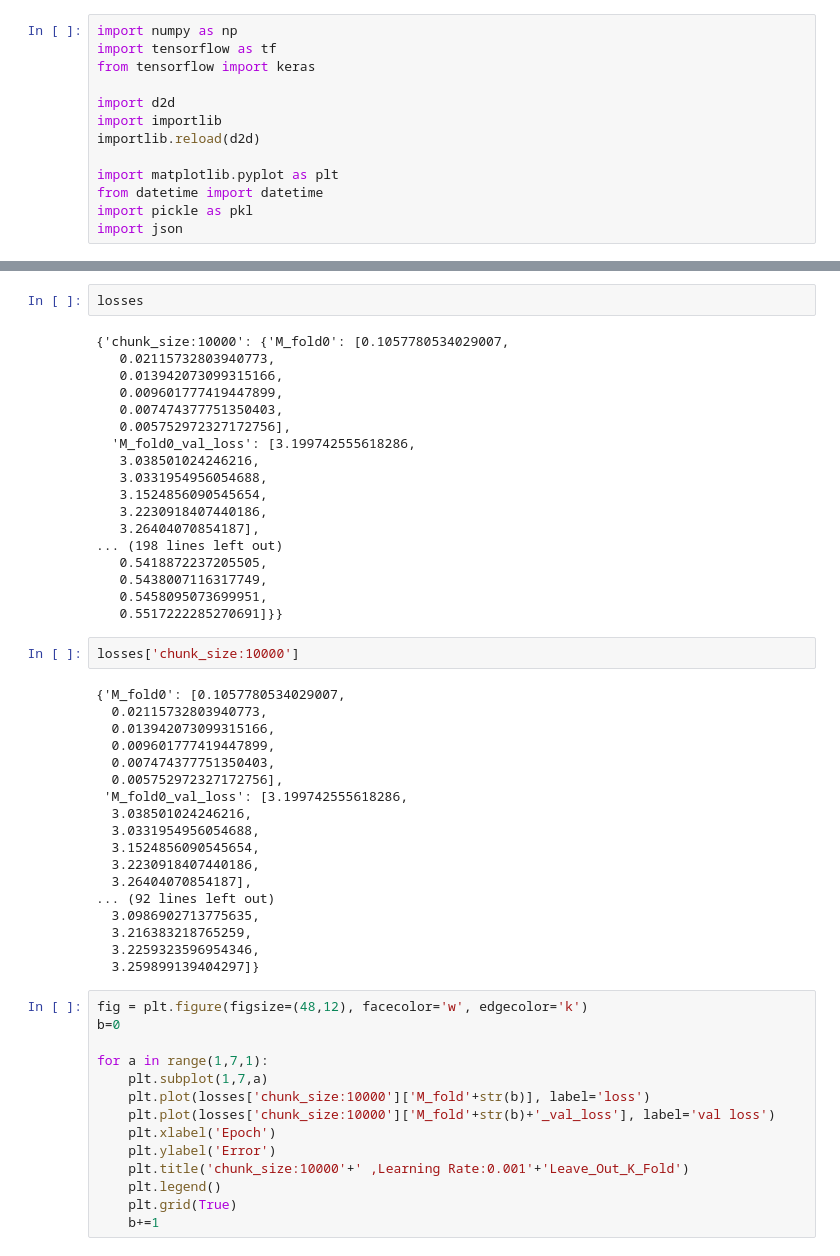
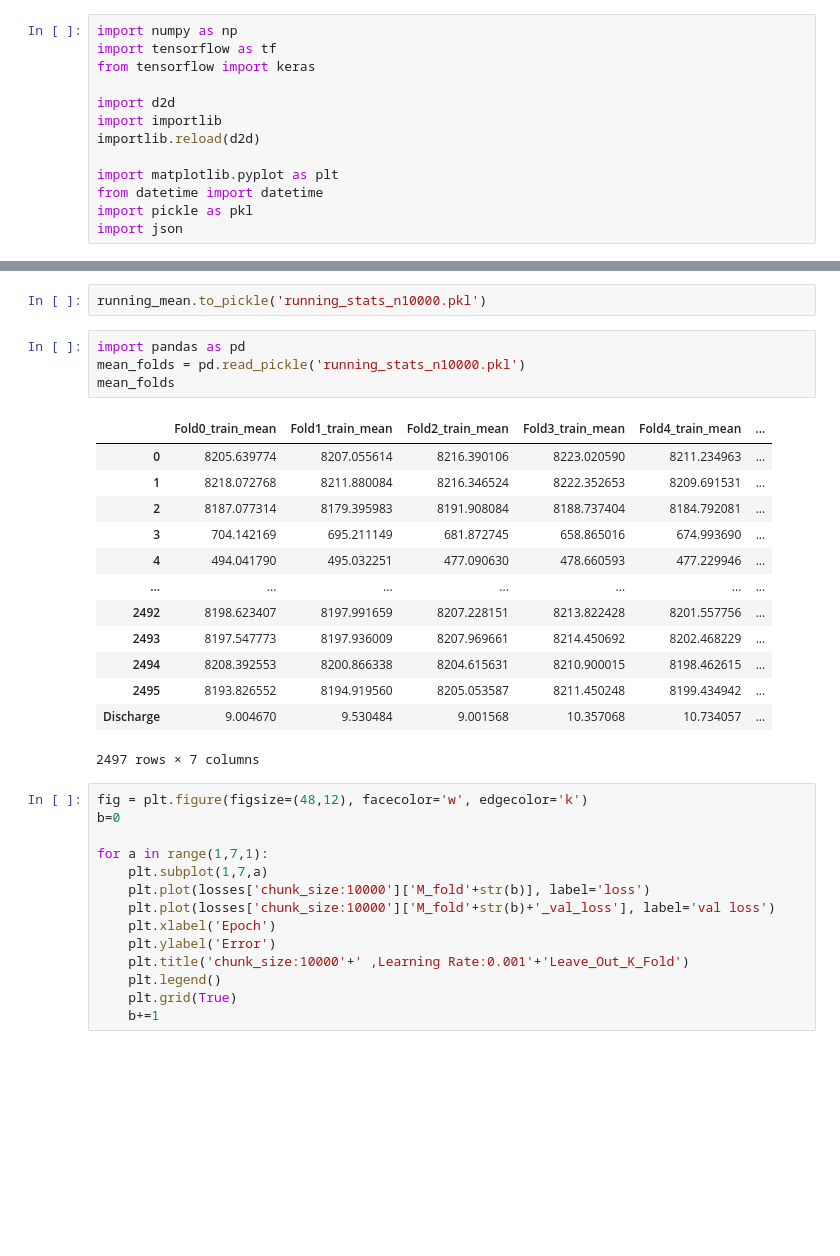
Before and after one commit to epic-research-group/das-to-discharge, a Jupyter notebook: debug-cross-validation-leave-out-chunking.ipynb, the cells around one changed output, grey strips where cells are left out. Saved outputs shown, nothing was run; the diff lists cells and outputs as text; blank space fills up the shorter version.

Commit message:
Added training statistics to d2d

```diff
--- a/debug-cross-validation-leave-out-chunking.ipynb
+++ b/debug-cross-validation-leave-out-chunking.ipynb
@@ -83,43 +109,23 @@ Done with fold: 1, chunk size: 22745
 # %%
-losses
+running_mean.to_pickle('running_stats_n10000.pkl')
-# %% [output]
-{'chunk_size:10000': {'M_fold0': [0.1057780534029007,
-   0.02115732803940773,
-   0.013942073099315166,
-   0.009601777419447899,
-   0.007474377751350403,
-   0.005752972327172756],
-  'M_fold0_val_loss': [3.199742555618286,
-   3.038501024246216,
-   3.0331954956054688,
-   3.1524856090545654,
-   3.2230918407440186,
-   3.26404070854187],
-... (198 lines left out)
-   0.5418872237205505,
-   0.5438007116317749,
-   0.5458095073699951,
-   0.5517222285270691]}}
 # %%
-losses['chunk_size:10000']
+import pandas as pd
+mean_folds = pd.read_pickle('running_stats_n10000.pkl')
+mean_folds
 # %% [output]
+|  | Fold0_train_mean | Fold1_train_mean | Fold2_train_mean | Fold3_train_mean | Fold4_train_mean | ... |
+| 0 | 8205.639774 | 8207.055614 | 8216.390106 | 8223.020590 | 8211.234963 | ... |
+| 1 | 8218.072768 | 8211.880084 | 8216.346524 | 8222.352653 | 8209.691531 | ... |
+| 2 | 8187.077314 | 8179.395983 | 8191.908084 | 8188.737404 | 8184.792081 | ... |
+| 3 | 704.142169 | 695.211149 | 681.872745 | 658.865016 | 674.993690 | ... |
+| 4 | 494.041790 | 495.032251 | 477.090630 | 478.660593 | 477.229946 | ... |
+| ... | ... | ... | ... | ... | ... | ... |
+| 2492 | 8198.623407 | 8197.991659 | 8207.228151 | 8213.822428 | 8201.557756 | ... |
+| 2493 | 8197.547773 | 8197.936009 | 8207.969661 | 8214.450692 | 8202.468229 | ... |
+| 2494 | 8208.392553 | 8200.866338 | 8204.615631 | 8210.900015 | 8198.462615 | ... |
+| 2495 | 8193.826552 | 8194.919560 | 8205.053587 | 8211.450248 | 8199.434942 | ... |
+| Discharge | 9.004670 | 9.530484 | 9.001568 | 10.357068 | 10.734057 | ... |
-{'M_fold0': [0.1057780534029007,
-  0.02115732803940773,
-  0.013942073099315166,
-  0.009601777419447899,
-  0.007474377751350403,
-  0.005752972327172756],
- 'M_fold0_val_loss': [3.199742555618286,
-  3.038501024246216,
-  3.0331954956054688,
-  3.1524856090545654,
-  3.2230918407440186,
-  3.26404070854187],
-... (92 lines left out)
-  3.0986902713775635,
-  3.216383218765259,
-  3.2259323596954346,
-  3.259899139404297]}
+2497 rows × 7 columns
 # %%
 fig = plt.figure(figsize=(48,12), facecolor='w', edgecolor='k')
 b=0
```
Also changed, not shown: parts of 8 cells of this notebook, 1 other file.
